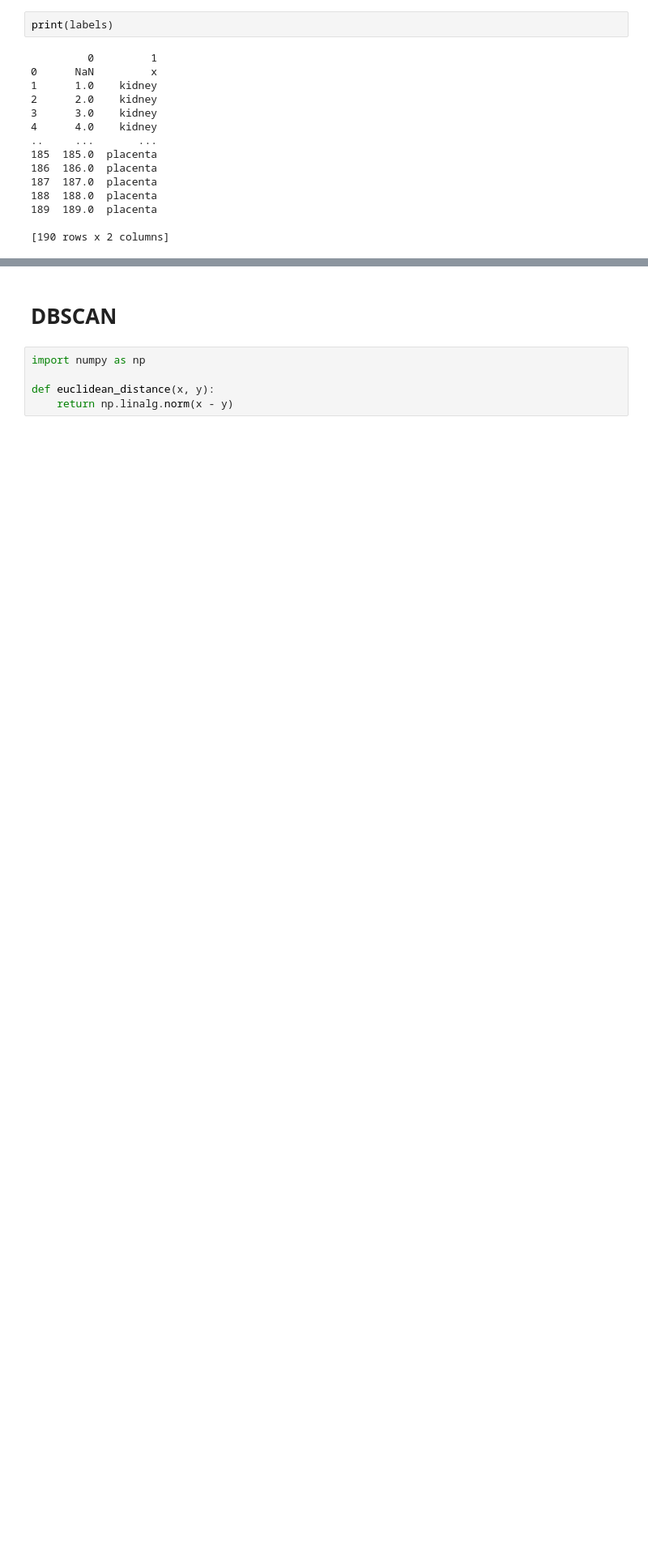
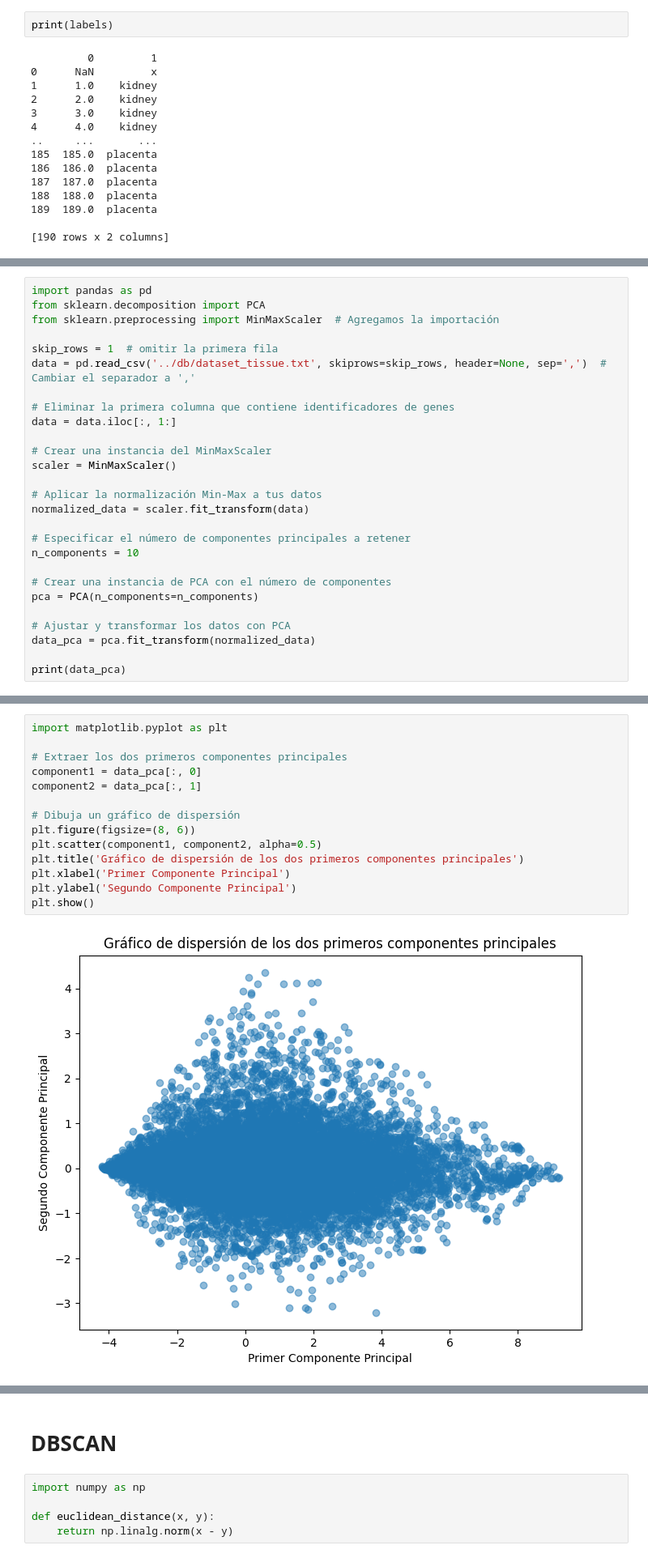
Before and after one commit to OmarUTEC/project2-machine, a Jupyter notebook: DBSCAN/dbscan.ipynb, the cells around one changed output, grey strips where cells are left out. Shown at 81% size. Cells and saved outputs as stored; diff of their text form; blank space fills up the shorter version.

Commit message:
DBSCAN v2
Added more features and metrics, plus visualization

```diff
--- a/DBSCAN/dbscan.ipynb
+++ b/DBSCAN/dbscan.ipynb
@@ -40,0 +79,27 @@ print(labels)
+# %%
+import pandas as pd
+from sklearn.decomposition import PCA
+from sklearn.preprocessing import MinMaxScaler  # Agregamos la importación
+
+skip_rows = 1  # omitir la primera fila
+data = pd.read_csv('../db/dataset_tissue.txt', skiprows=skip_rows, header=None, sep=',')  # Cambiar el separador a ','
+
+# Eliminar la primera columna que contiene identificadores de genes
+data = data.iloc[:, 1:]
+
+# Crear una instancia del MinMaxScaler
+scaler = MinMaxScaler()
+
+# Aplicar la normalización Min-Max a tus datos
+normalized_data = scaler.fit_transform(data)
+
+# Especificar el número de componentes principales a retener
+n_components = 10
+
+# Crear una instancia de PCA con el número de componentes
+pca = PCA(n_components=n_components)
+
+# Ajustar y transformar los datos con PCA
+data_pca = pca.fit_transform(normalized_data)
+
+print(data_pca)
@@ -40,0 +120,16 @@ print(labels)
+# %%
+import matplotlib.pyplot as plt
+
+# Extraer los dos primeros componentes principales
+component1 = data_pca[:, 0]
+component2 = data_pca[:, 1]
+
+# Dibuja un gráfico de dispersión
+plt.figure(figsize=(8, 6))
+plt.scatter(component1, component2, alpha=0.5)
+plt.title('Gráfico de dispersión de los dos primeros componentes principales')
+plt.xlabel('Primer Componente Principal')
+plt.ylabel('Segundo Componente Principal')
+plt.show()
+# %% [output]
+[figure, added]
```
Also changed, not shown: parts of 17 cells of this notebook.
